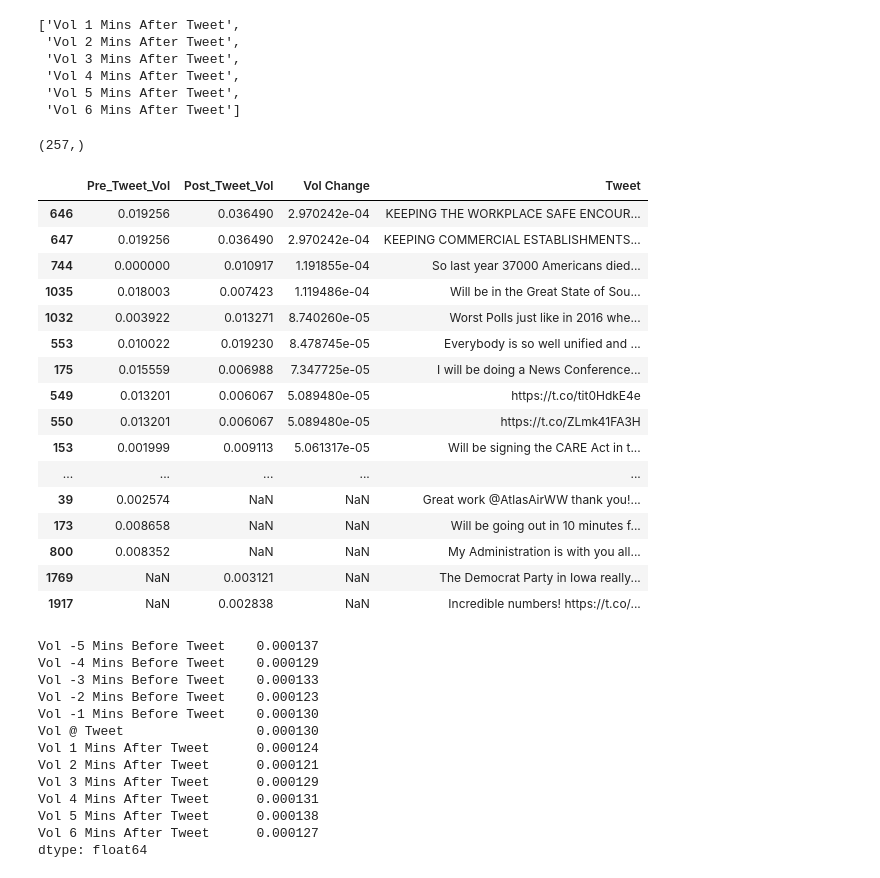
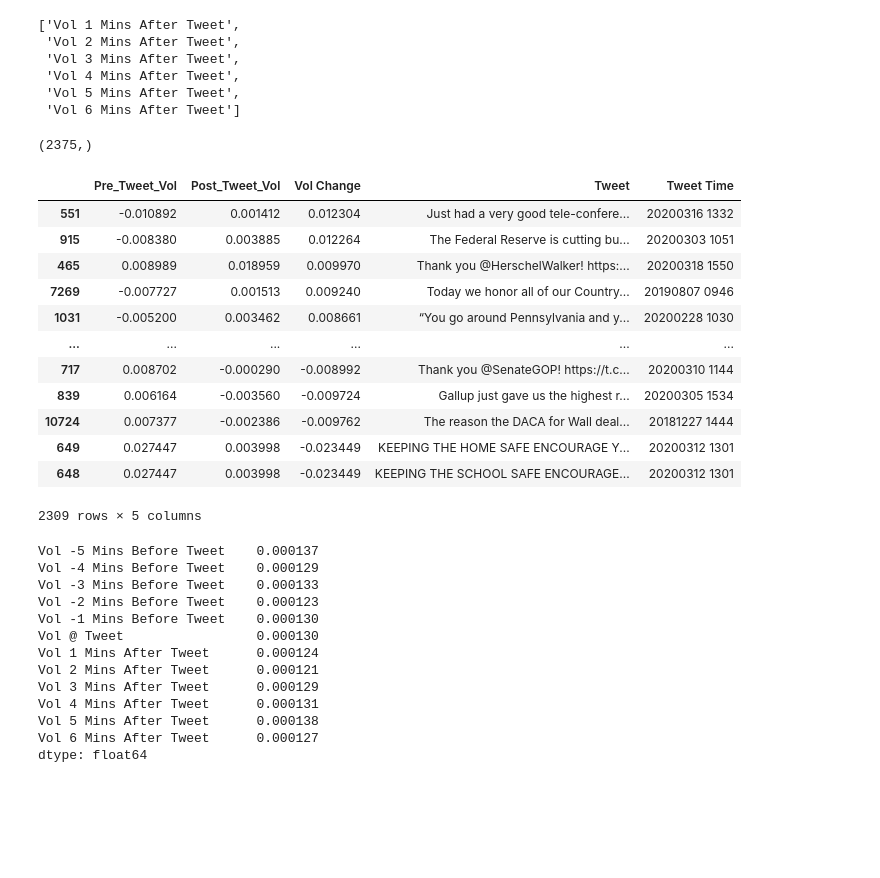
Before and after one commit to stephanieroman2020/FinalProject, a Jupyter notebook: Feature Generation, Volatility.ipynb, the cells around one changed output. Cells and saved outputs as stored; diff of their text form; code cells hidden in the pictures; blank space fills up the shorter version.

```diff
--- a/Feature Generation, Volatility.ipynb
+++ b/Feature Generation, Volatility.ipynb
@@ -194,7 +194,7 @@ vol_plus_56_list = []
 #Logmaritmic volatility equation taken from: https://quant.stackexchange.com/questions/2589/how-to-calculate-historical-intraday-volatility
 #Volatility delta_t is 1 minute
 
-for t_sub_5, t_sub_4 in zip(t_list_sub_5[:1000], t_list_sub_4[:1000]):
+for t_sub_5, t_sub_4 in zip(t_list_sub_5, t_list_sub_4):
     try:
         spx_sub_5 = spx_df.loc[spx_df['Date'] == t_sub_5, 'Close'].iloc[0]
         spx_sub_4 = spx_df.loc[spx_df['Date'] == t_sub_4, 'Close'].iloc[0]
@@ -206,7 +206,7 @@ for t_sub_5, t_sub_4 in zip(t_list_sub_5[:1000], t_list_sub_4[:1000]):
         print("No SPX data avail.")     #--Un-comment if you want to track progress
 print(f'Vol List 1 of 11 Complete')
 
-for t_sub_4, t_sub_3 in zip(t_list_sub_4[:1000], t_list_sub_3[:1000]):
+for t_sub_4, t_sub_3 in zip(t_list_sub_4, t_list_sub_3):
     try:
         spx_sub_4 = spx_df.loc[spx_df['Date'] == t_sub_4, 'Close'].iloc[0]
         spx_sub_3 = spx_df.loc[spx_df['Date'] == t_sub_3, 'Close'].iloc[0]
@@ -216,7 +216,7 @@ for t_sub_4, t_sub_3 in zip(t_list_sub_4[:1000], t_list_sub_3[:1000]):
         vol_sub_43_list.append("No SPX data avail.")
 print(f'Vol List 2 of 11 Complete')
 
-for t_sub_3, t_sub_2 in zip(t_list_sub_3[:1000], t_list_sub_2[:1000]):
+for t_sub_3, t_sub_2 in zip(t_list_sub_3, t_list_sub_2):
     try:
         spx_sub_3 = spx_df.loc[spx_df['Date'] == t_sub_3, 'Close'].iloc[0]
         spx_sub_2 = spx_df.loc[spx_df['Date'] == t_sub_2, 'Close'].iloc[0]
@@ -226,7 +226,7 @@ for t_sub_3, t_sub_2 in zip(t_list_sub_3[:1000], t_list_sub_2[:1000]):
         vol_sub_32_list.append("No SPX data avail.")
 print(f'Vol List 3 of 11 Complete')
 
-for t_sub_2, t_sub_1 in zip(t_list_sub_2[:1000], t_list_sub_1[:1000]):
+for t_sub_2, t_sub_1 in zip(t_list_sub_2, t_list_sub_1):
     try:
         spx_sub_2 = spx_df.loc[spx_df['Date'] == t_sub_2, 'Close'].iloc[0]
         spx_sub_1 = spx_df.loc[spx_df['Date'] == t_sub_1, 'Close'].iloc[0]
@@ -236,7 +236,7 @@ for t_sub_2, t_sub_1 in zip(t_list_sub_2[:1000], t_list_sub_1[:1000]):
         vol_sub_21_list.append("No SPX data avail.")
 print(f'Vol List 4 of 11 Complete')
 
-for t_sub_1, t_sub_0 in zip(t_list_sub_1[:1000], t_list_sub_0[:1000]):
+for t_sub_1, t_sub_0 in zip(t_list_sub_1, t_list_sub_0):
     try:
         spx_sub_1 = spx_df.loc[spx_df['Date'] == t_sub_1, 'Close'].iloc[0]
         spx_sub_0 = spx_df.loc[spx_df['Date'] == t_sub_0, 'Close'].iloc[0]
@@ -249,7 +249,7 @@ print(f'Vol List 5 of 11 Complete')
 # t_sub_0_test = []
 # t_plus_1_test = []
 # count = -1
-for t_sub_0, t_plus_1 in zip(t_list_sub_0[:1000], t_list_plus_1[:1000]):
+for t_sub_0, t_plus_1 in zip(t_list_sub_0, t_list_plus_1):
 #     count = count + 1
 #     print([count, t_sub_0, t_plus_1])
     try:
@@ -267,7 +267,7 @@ for t_sub_0, t_plus_1 in zip(t_list_sub_0[:1000], t_list_plus_1[:1000]):
 print(f'Vol List 6 of 11 Complete')
 
 
-for t_plus_1, t_plus_2 in zip(t_list_plus_1[:1000], t_list_plus_2[:1000]):
+for t_plus_1, t_plus_2 in zip(t_list_plus_1, t_list_plus_2):
     try:
         spx_plus_1 = spx_df.loc[spx_df['Date'] == t_plus_1, 'Close'].iloc[0]
         spx_plus_2 = spx_df.loc[spx_df['Date'] == t_plus_2, 'Close'].iloc[0]
@@ -277,7 +277,7 @@ for t_plus_1, t_plus_2 in zip(t_list_plus_1[:1000], t_list_plus_2[:1000]):
         vol_plus_12_list.append("No SPX data avail.")
 print(f'Vol List 7 of 11 Complete')
 
-for t_plus_2, t_plus_3 in zip(t_list_plus_2[:1000], t_list_plus_3[:1000]):
+for t_plus_2, t_plus_3 in zip(t_list_plus_2, t_list_plus_3):
     try:
         spx_plus_2 = spx_df.loc[spx_df['Date'] == t_plus_2, 'Close'].iloc[0]
         spx_plus_3 = spx_df.loc[spx_df['Date'] == t_plus_3, 'Close'].iloc[0]
@@ -287,7 +287,7 @@ for t_plus_2, t_plus_3 in zip(t_list_plus_2[:1000], t_list_plus_3[:1000]):
         vol_plus_23_list.append("No SPX data avail.")
 print(f'Vol List 8 of 11 Complete')
 
-for t_plus_3, t_plus_4 in zip(t_list_plus_3[:1000], t_list_plus_4[:1000]):
+for t_plus_3, t_plus_4 in zip(t_list_plus_3, t_list_plus_4):
     try:
         spx_plus_3 = spx_df.loc[spx_df['Date'] == t_plus_3, 'Close'].iloc[0]
         spx_plus_4 = spx_df.loc[spx_df['Date'] == t_plus_4, 'Close'].iloc[0]
@@ -297,7 +297,7 @@ for t_plus_3, t_plus_4 in zip(t_list_plus_3[:1000], t_list_plus_4[:1000]):
         vol_plus_34_list.append("No SPX data avail.")
 print(f'Vol List 9 of 11 Complete')
 
-for t_plus_4, t_plus_5 in zip(t_list_plus_4[:1000], t_list_plus_5[:1000]):
+for t_plus_4, t_plus_5 in zip(t_list_plus_4, t_list_plus_5):
     try:
         spx_plus_4 = spx_df.loc[spx_df['Date'] == t_plus_4, 'Close'].iloc[0]
         spx_plus_5 = spx_df.loc[spx_df['Date'] == t_plus_5, 'Close'].iloc[0]
@@ -307,7 +307,7 @@ for t_plus_4, t_plus_5 in zip(t_list_plus_4[:1000], t_list_plus_5[:1000]):
         vol_plus_45_list.append("No SPX data avail.")
 print(f'Vol List 10 of 11 Complete')
 
-for t_plus_5, t_plus_6 in zip(t_list_plus_5[:1000], t_list_plus_6[:1000]):
+for t_plus_5, t_plus_6 in zip(t_list_plus_5, t_list_plus_6):
     try:
         spx_plus_5 = spx_df.loc[spx_df['Date'] == t_plus_5, 'Close'].iloc[0]
         spx_plus_6 = spx_df.loc[spx_df['Date'] == t_plus_6, 'Close'].iloc[0]
@@ -396,14 +396,14 @@ Moving_Volatility_Index = ({"Vol -5 Mins Before Tweet" : vol_sub_54_list,
                             "Vol -2 Mins Before Tweet" : vol_sub_21_list,
                             "Vol -1 Mins Before Tweet" : vol_sub_10_list,
                             "Vol @ Tweet" : vol_sub_10_list,
-                            "Tweet Time": tweet_df['Date T_0'][:1000],
+                            "Tweet Time": tweet_df['Date T_0'],
                             "Vol 1 Mins After Tweet" : vol_plus_01_list,
                             "Vol 2 Mins After Tweet" : vol_plus_12_list,
                             "Vol 3 Mins After Tweet" : vol_plus_23_list,
                             "Vol 4 Mins After Tweet" : vol_plus_34_list,
                             "Vol 5 Mins After Tweet" : vol_plus_45_list,
                             "Vol 6 Mins After Tweet" : vol_plus_56_list,
-                            "Tweet": tweet_df['text'][:1000]})
+                            "Tweet": tweet_df['text']})
 # Dictionary to dataframe
 df_MVI_nulls_incl = pd.DataFrame(Moving_Volatility_Index)
 df_MVI_nulls_incl.head(1000)
@@ -471,7 +471,9 @@ df_MVI.head(300)
 # %%
-#Make all columns numeric
-for column in df_columns[0:13]:
-    df_MVI[column] = pd.to_numeric(df_MVI[column],errors='coerce').abs()
+# Make all columns numeric
+for column in df_columns[0:6]:
+    df_MVI[column] = pd.to_numeric(df_MVI[column],errors='coerce')
+for column in df_columns[7:13]:
+    df_MVI[column] = pd.to_numeric(df_MVI[column],errors='coerce')
 
 print(df_MVI.dtypes)
 df_MVI.head()
@@ -529,36 +531,35 @@ for index, row in df_MVI.iterrows():
     post_tweet_vol = 0
 
 for pre, post in zip(pre_tweet_vols,post_tweet_vols):
-    pct_change = (post - pre) ** 2
+    pct_change = (post - pre)
     pct_changes.append(pct_change)
 # %%
 df_MVI['Tweet'].shape
 # %% [output]
-(257,)
+(2375,)
 # %%
 pre_post_vol = pd.DataFrame({'Pre_Tweet_Vol' : pre_tweet_vols,
                'Post_Tweet_Vol' : post_tweet_vols,
                'Vol Change' : pct_changes,
-               'Tweet': df_MVI['Tweet']})
-pre_post_vol.sort_values(by=['Vol Change'], ascending = False)
+               'Tweet': df_MVI['Tweet'],
+               'Tweet Time': df_MVI['Tweet Time'] })
+pre_post_vol = pre_post_vol.dropna()
+pre_post_vol = pre_post_vol.sort_values(by=['Vol Change'], ascending = False)
+pre_post_vol
 # %% [output]
-|  | Pre_Tweet_Vol | Post_Tweet_Vol | Vol Change | Tweet |
-| 646 | 0.019256 | 0.036490 | 2.970242e-04 | KEEPING THE WORKPLACE SAFE ENCOUR... |
-| 647 | 0.019256 | 0.036490 | 2.970242e-04 | KEEPING COMMERCIAL ESTABLISHMENTS... |
-| 744 | 0.000000 | 0.010917 | 1.191855e-04 | So last year 37000 Americans died... |
-| 1035 | 0.018003 | 0.007423 | 1.119486e-04 | Will be in the Great State of Sou... |
-| 1032 | 0.003922 | 0.013271 | 8.740260e-05 | Worst Polls just like in 2016 whe... |
-| 553 | 0.010022 | 0.019230 | 8.478745e-05 | Everybody is so well unified and ... |
-| 175 | 0.015559 | 0.006988 | 7.347725e-05 | I will be doing a News Conference... |
-| 549 | 0.013201 | 0.006067 | 5.089480e-05 | https://t.co/tit0HdkE4e |
-| 550 | 0.013201 | 0.006067 | 5.089480e-05 | https://t.co/ZLmk41FA3H |
-| 153 | 0.001999 | 0.009113 | 5.061317e-05 | Will be signing the CARE Act in t... |
-| ... | ... | ... | ... | ... |
-| 39 | 0.002574 | NaN | NaN | Great work @AtlasAirWW thank you!... |
-| 173 | 0.008658 | NaN | NaN | Will be going out in 10 minutes f... |
-| 800 | 0.008352 | NaN | NaN | My Administration is with you all... |
-| 1769 | NaN | 0.003121 | NaN | The Democrat Party in Iowa really... |
-| 1917 | NaN | 0.002838 | NaN | Incredible numbers! https://t.co/... |
+|  | Pre_Tweet_Vol | Post_Tweet_Vol | Vol Change | Tweet | Tweet Time |
+| 551 | -0.010892 | 0.001412 | 0.012304 | Just had a very good tele-confere... | 20200316 1332 |
+| 915 | -0.008380 | 0.003885 | 0.012264 | The Federal Reserve is cutting bu... | 20200303 1051 |
+| 465 | 0.008989 | 0.018959 | 0.009970 | Thank you @HerschelWalker! https:... | 20200318 1550 |
+| 7269 | -0.007727 | 0.001513 | 0.009240 | Today we honor all of our Country... | 20190807 0946 |
+| 1031 | -0.005200 | 0.003462 | 0.008661 | “You go around Pennsylvania and y... | 20200228 1030 |
+| ... | ... | ... | ... | ... | ... |
+| 717 | 0.008702 | -0.000290 | -0.008992 | Thank you @SenateGOP! https://t.c... | 20200310 1144 |
+| 839 | 0.006164 | -0.003560 | -0.009724 | Gallup just gave us the highest r... | 20200305 1534 |
+| 10724 | 0.007377 | -0.002386 | -0.009762 | The reason the DACA for Wall deal... | 20181227 1444 |
+| 649 | 0.027447 | 0.003998 | -0.023449 | KEEPING THE HOME SAFE ENCOURAGE Y... | 20200312 1301 |
+| 648 | 0.027447 | 0.003998 | -0.023449 | KEEPING THE SCHOOL SAFE ENCOURAGE... | 20200312 1301 |
+2309 rows × 5 columns
 # %%
 # median_vols = {}
 # for x in range(0,11):
```
Also changed, not shown: parts of 4 cells of this notebook, 4 other files.
